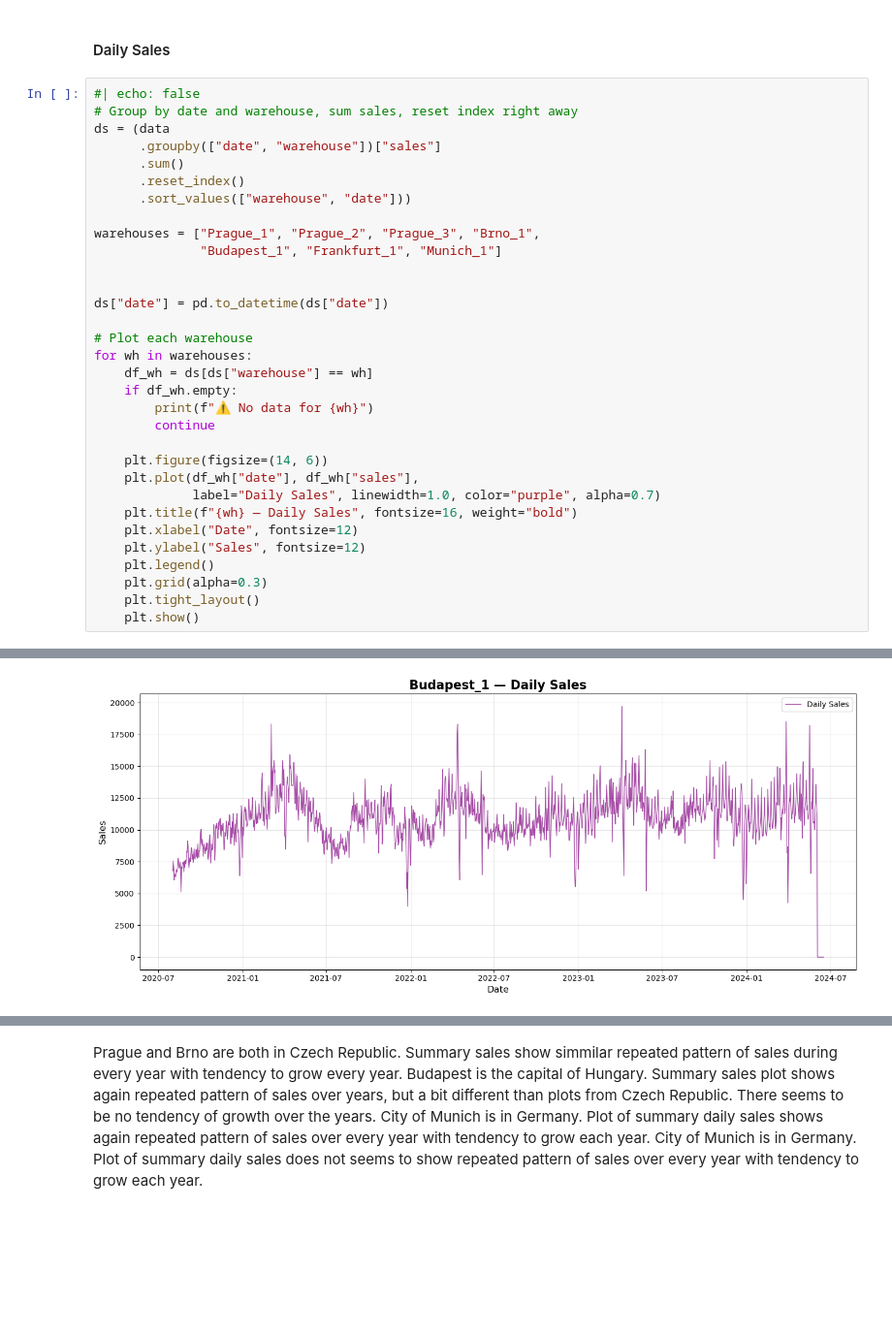
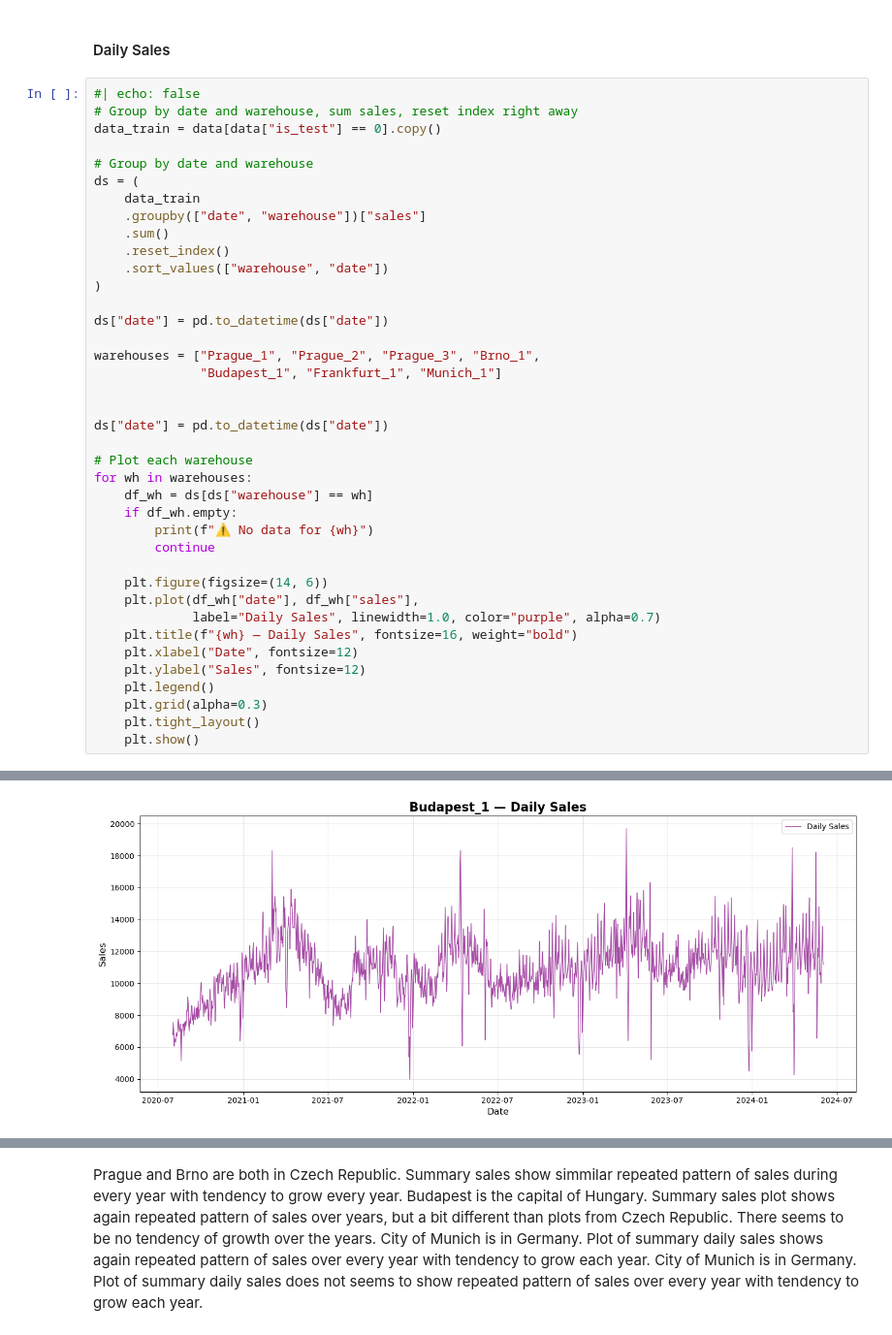
Before and after one commit to lmacakova/rohlik_project, a Jupyter notebook: rohlik_sales_prediction.ipynb, the cells around one changed output, grey strips where cells are left out. Shown at 97% size. Drawn from its saved outputs; the diff is of its cells as text; blank space fills up the shorter version.

Commit message:
plot edit

```diff
--- a/rohlik_sales_prediction.ipynb
+++ b/rohlik_sales_prediction.ipynb
@@ -328,11 +328,18 @@ data["day_of_week"] = data["day_of_week"].astype("category")
 # %%
 #| echo: false
 # Group by date and warehouse, sum sales, reset index right away
-ds = (data
-      .groupby(["date", "warehouse"])["sales"]
-      .sum()
-      .reset_index()
-      .sort_values(["warehouse", "date"]))
+data_train = data[data["is_test"] == 0].copy()
+
+# Group by date and warehouse
+ds = (
+    data_train
+    .groupby(["date", "warehouse"])["sales"]
+    .sum()
+    .reset_index()
+    .sort_values(["warehouse", "date"])
+)
+
+ds["date"] = pd.to_datetime(ds["date"])
 
 warehouses = ["Prague_1", "Prague_2", "Prague_3", "Brno_1",
               "Budapest_1", "Frankfurt_1", "Munich_1"]
@@ -365 +372 @@ for wh in warehouses:
-[figure, old version]
+[figure, new version]
```
Also changed, not shown: parts of 3 cells of this notebook, 1 other file.
